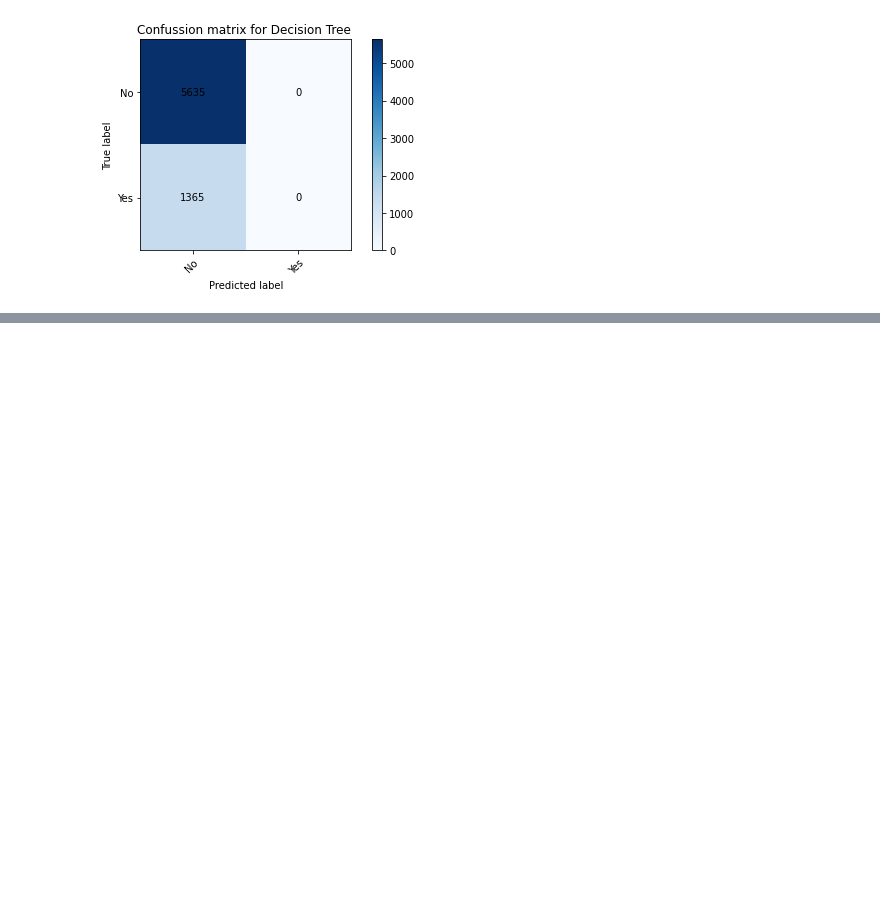
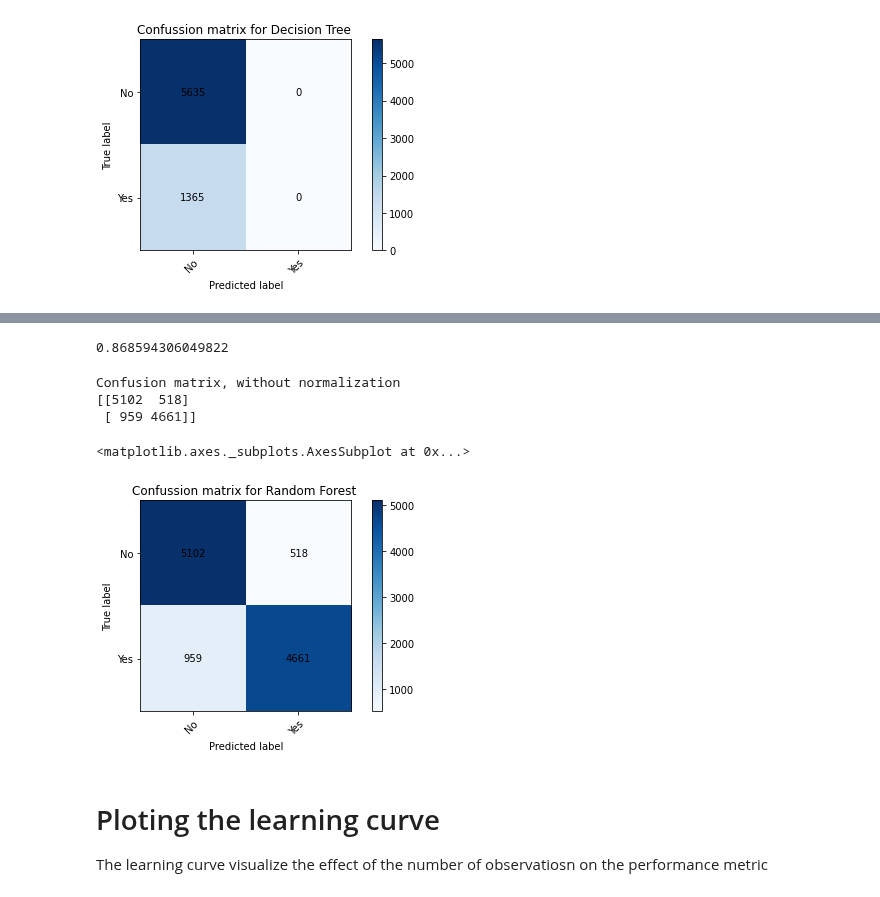
Before and after one commit to sarasabino/Accident_Rate_Project, a Jupyter notebook: Src/Notebooks/Model_selection.ipynb, the cells around one changed output, grey strips where cells are left out. Cells and saved outputs as stored; diff of their text form; code cells hidden in the pictures; blank space fills up the shorter version.

```diff
--- a/Src/Notebooks/Model_selection.ipynb
+++ b/Src/Notebooks/Model_selection.ipynb
@@ -365,0 +546,4 @@ Confusion matrix, without normalization
+# %%
+model = RandomForestClassifier(max_depth= 9 , min_samples_leaf= 1, min_samples_split= 2, n_estimators= 64)
+
+model.fit(X_train, y_train)
@@ -365,0 +559,19 @@ Confusion matrix, without normalization
+# %%
+model.score(X_test, y_test) ## with the best parameters from the GridSearchCV we only got a increment from 0.85 to 0.86
+# %% [output]
+0.868594306049822
+# %%
+y_predicted = model.predict(X_test)
+# %%
+classes = ['No', 'Yes']
+plot_confusion_matrix(y_test, y_predicted, classes=classes, title='Confussion matrix for Random Forest ')
+# %% [output]
+Confusion matrix, without normalization
+[[5102  518]
+ [ 959 4661]]
+<matplotlib.axes._subplots.AxesSubplot at 0x...>
+[figure, added]
+# %% [markdown]
+# Ploting the learning curve
+
+The learning curve visualize the effect of the number of observatiosn on the performance metric
```
Also changed, not shown: parts of 40 cells of this notebook.
